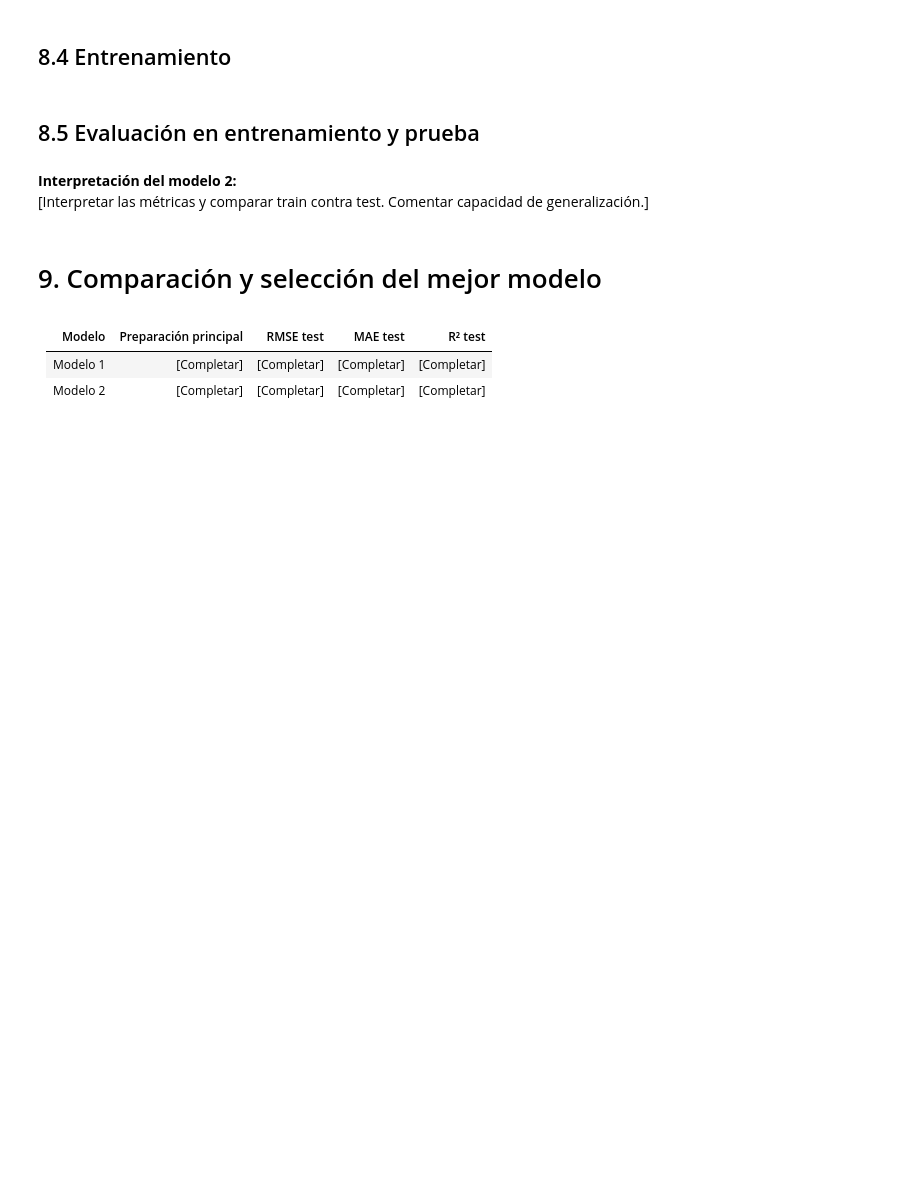
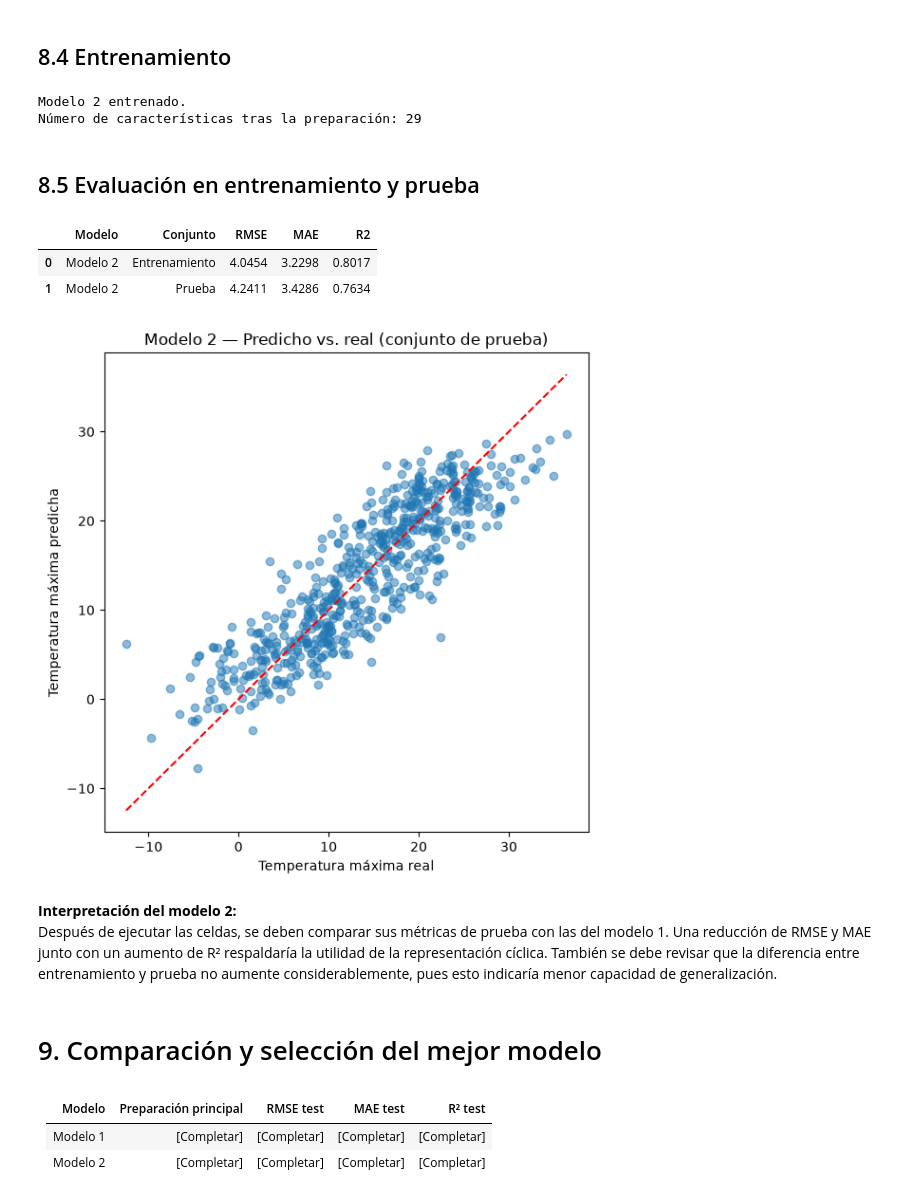
Before and after one commit to Jmpardos1/lab1, a Jupyter notebook: Laboratorio_1_Regresion_Plantilla.ipynb, the cells around one changed output. Saved outputs shown, nothing was run; the diff lists cells and outputs as text; code cells hidden in the pictures; blank space fills up the shorter version.

Commit message:
modelo 2

```diff
--- a/Laboratorio_1_Regresion_Plantilla.ipynb
+++ b/Laboratorio_1_Regresion_Plantilla.ipynb
@@ -1220,0 +1444,23 @@ plt.show()
+# %%
+transformador_numerico_m2 = Pipeline(steps=[
+    ("imputador", SimpleImputer(strategy="median")),
+    ("escalador", StandardScaler()),
+])
+
+transformador_categorico_m2 = Pipeline(steps=[
+    ("imputador", SimpleImputer(strategy="most_frequent")),
+    ("codificador", OneHotEncoder(handle_unknown="ignore", drop="first")),
+])
+
+preparacion_m2 = ColumnTransformer(transformers=[
+    ("numericas", transformador_numerico_m2, variables_numericas_m2),
+    ("categoricas", transformador_categorico_m2, variables_categoricas_m2),
+])
+
+modelo_2 = Pipeline(steps=[
+    ("ingenieria_ciclica", FunctionTransformer(crear_caracteristicas_ciclicas, validate=False)),
+    ("preparacion", preparacion_m2),
+    ("regresion", LinearRegression()),
+])
+
+modelo_2
@@ -1225,2 +1487,10 @@ plt.show()
+# %%
+modelo_2.fit(X_train, y_train)
+print("Modelo 2 entrenado.")
+print("Número de características tras la preparación:",
+      modelo_2.named_steps["regresion"].coef_.shape[0])
+# %% [output]
+Modelo 2 entrenado.
+Número de características tras la preparación: 29
 # %% [markdown]
 ## 8.5 Evaluación en entrenamiento y prueba
@@ -1230,6 +1497,27 @@ plt.show()
-# %% [markdown]
-**Interpretación del modelo 2:**
-[Interpretar las métricas y comparar train contra test. Comentar capacidad de generalización.]
+# %%
+resultados_m2 = evaluar_modelo(
+    modelo_2, X_train, y_train, X_test, y_test, "Modelo 2"
+)
+display(resultados_m2.round(4))
+
+predicciones_test_m2 = modelo_2.predict(X_test)
+
+plt.figure(figsize=(6, 6))
+plt.scatter(y_test, predicciones_test_m2, alpha=0.5)
+plt.plot([y_test.min(), y_test.max()], [y_test.min(), y_test.max()], "r--")
+plt.xlabel("Temperatura máxima real")
+plt.ylabel("Temperatura máxima predicha")
+plt.title("Modelo 2 — Predicho vs. real (conjunto de prueba)")
+plt.tight_layout()
+plt.show()
+# %% [output]
+|  | Modelo | Conjunto | RMSE | MAE | R2 |
+| 0 | Modelo 2 | Entrenamiento | 4.0454 | 3.2298 | 0.8017 |
+| 1 | Modelo 2 | Prueba | 4.2411 | 3.4286 | 0.7634 |
+[figure, added]
+# %% [markdown]
+**Interpretación del modelo 2:**
+Después de ejecutar las celdas, se deben comparar sus métricas de prueba con las del modelo 1. Una reducción de RMSE y MAE junto con un aumento de R² respaldaría la utilidad de la representación cíclica. También se debe revisar que la diferencia entre entrenamiento y prueba no aumente considerablemente, pues esto indicaría menor capacidad de generalización.
 # %% [markdown]
 # 9. Comparación y selección del mejor modelo
 # %%
```
Also changed, not shown: parts of 33 cells of this notebook.
